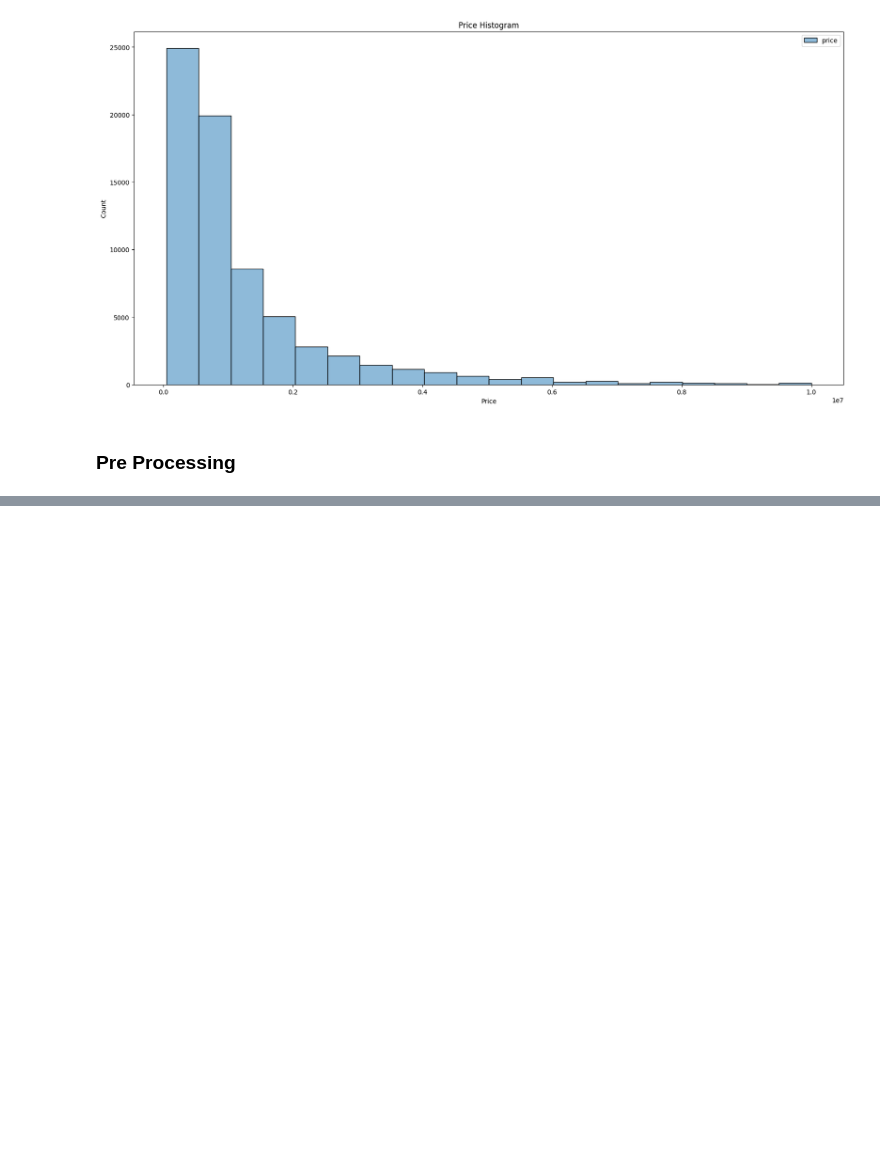
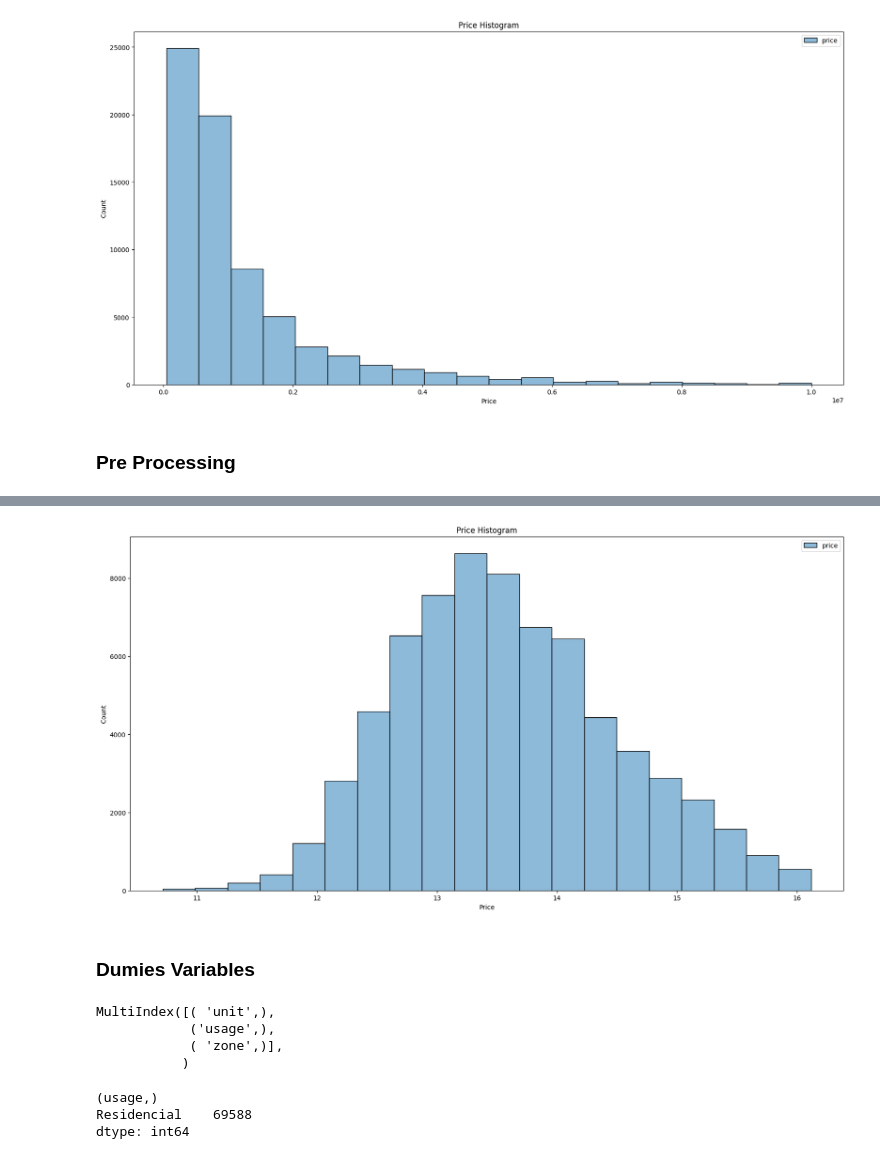
Before and after one commit to MpRonald/Machine-Learning, a Jupyter notebook: Regression_SKLearn.ipynb, the cells around one changed output, grey strips where cells are left out. Saved outputs shown, nothing was run; the diff lists cells and outputs as text; code cells hidden in the pictures; blank space fills up the shorter version.

```diff
--- a/Regression_SKLearn.ipynb
+++ b/Regression_SKLearn.ipynb
@@ -365,0 +392,24 @@ ax.set_xlabel('Price');
+# %%
+ax = sns.histplot(data=data_transf.price, bins=20)
+ax.figure.set_size_inches(20,10)
+ax.set_title('Price Histogram')
+ax.set_xlabel('Price');
+# %% [output]
+[figure, added]
+# %% [markdown]
+### Dumies Variables
+# %%
+# checking categorical vars
+cat_var = data_transf.select_dtypes(include=['object']).columns
+cat_var
+# %% [output]
+MultiIndex([( 'unit',),
+            ('usage',),
+            ( 'zone',)],
+           )
+# %%
+data_transf.usage.value_counts()
+# %% [output]
+(usage,)
+Residencial    69588
+dtype: int64
```
Also changed, not shown: parts of 4 cells of this notebook.
